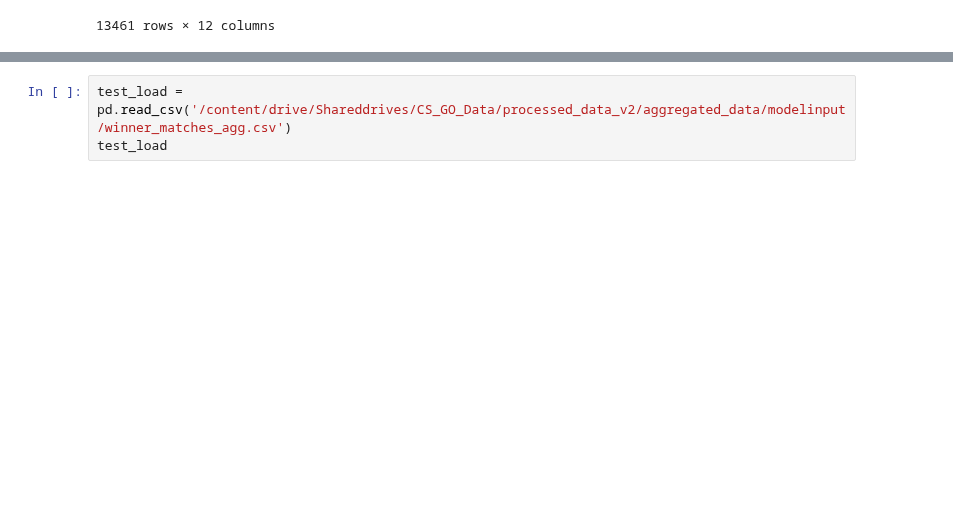
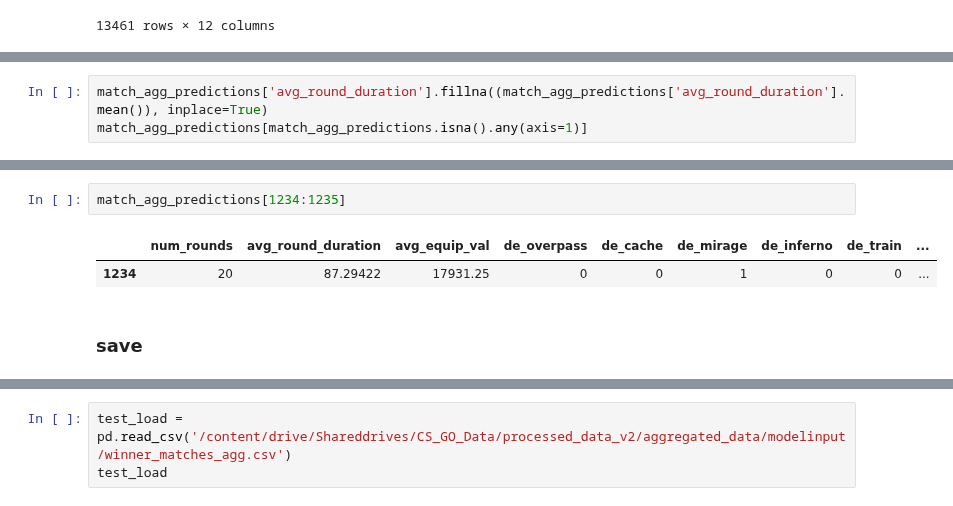
Before and after one commit to gandhimonil9823/CS_GO_Analysis, a Jupyter notebook: preprocessing/Aggregate_data_matches.ipynb, the cells around one changed output, grey strips where cells are left out. Saved outputs shown, nothing was run; the diff lists cells and outputs as text; blank space fills up the shorter version.

```diff
--- a/preprocessing/Aggregate_data_matches.ipynb
+++ b/preprocessing/Aggregate_data_matches.ipynb
@@ -505,0 +513,3 @@ match_agg_predictions
+# %%
+match_agg_predictions['avg_round_duration'].fillna((match_agg_predictions['avg_round_duration'].mean()), inplace=True)
+match_agg_predictions[match_agg_predictions.isna().any(axis=1)]
@@ -506,3 +522,10 @@ match_agg_predictions
+# %%
+match_agg_predictions[1234:1235]
+# %% [output]
+|  | num_rounds | avg_round_duration | avg_equip_val | de_overpass | de_cache | de_mirage | de_inferno | de_train | ... |
+| 1234 | 20 | 87.29422 | 17931.25 | 0 | 0 | 1 | 0 | 0 | ... |
+# %% [markdown]
+### save
 # %%
 %%time
 match_agg_predictions.to_csv('/content/drive/Shareddrives/CS_GO_Data/processed_data_v2/aggregated_data/modelinput/winner_matches_agg.csv',index=False)
```
Also changed, not shown: parts of 7 cells of this notebook.
